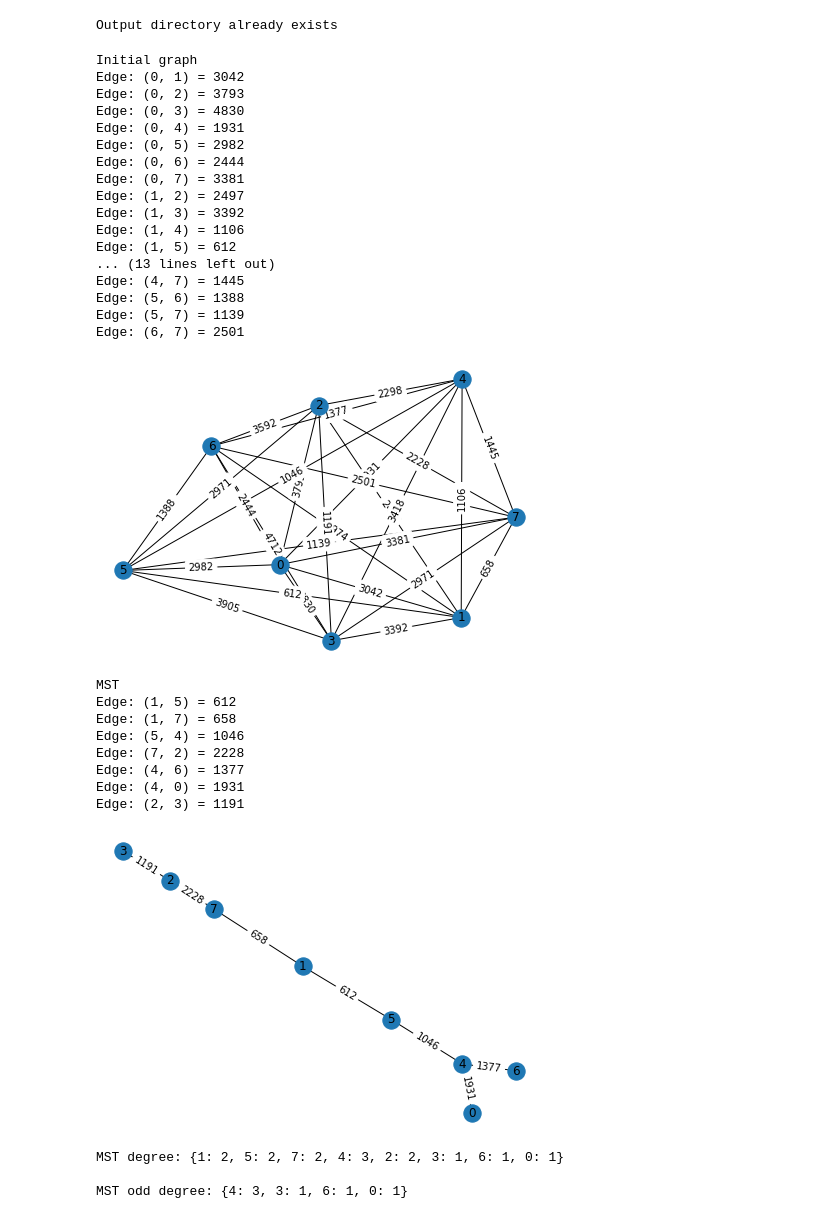
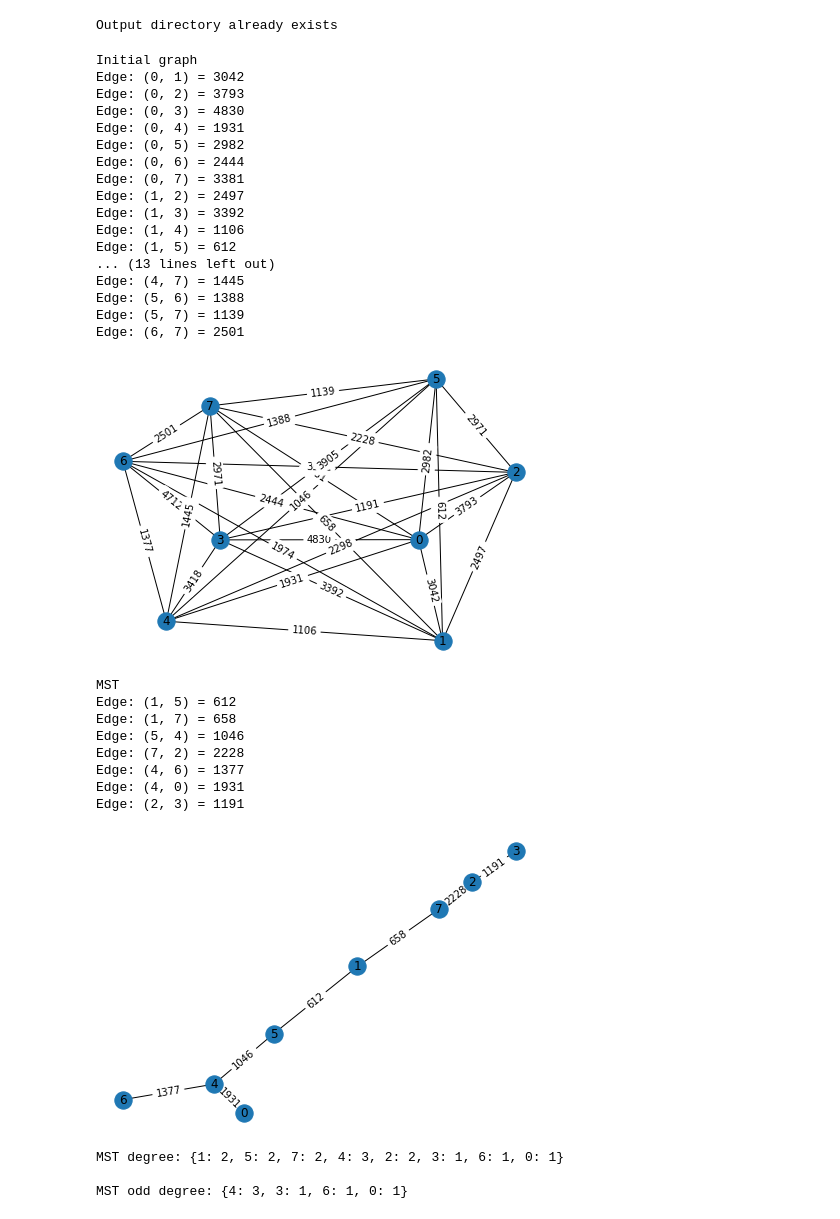
Before and after one commit to juan190199/TravelingSalesmanProblem, a Jupyter notebook: main.ipynb, the cells around one changed output. Saved outputs shown, nothing was run; the diff lists cells and outputs as text; code cells hidden in the pictures.

```diff
--- a/main.ipynb
+++ b/main.ipynb
@@ -118,31 +119,31 @@ else:
 Output directory already exists
 # %%
 # Create graph from distance matrix
-initial_g = utils.create_graph_from_distance_matrix(distance_matrix=dist_matrix)
+initial_g = utils.from_numpy_matrix(dist_matrix)
 
 if debug:
     print("Initial graph")
     utils.print_edges_with_weight(initial_g)
     initial_g.plot_graph(os.path.join(debug_folder, 'graph.png'))
 # %% [output]
 Initial graph
 Edge: (0, 1) = 3042
 Edge: (0, 2) = 3793
 Edge: (0, 3) = 4830
 Edge: (0, 4) = 1931
 Edge: (0, 5) = 2982
 Edge: (0, 6) = 2444
 Edge: (0, 7) = 3381
 Edge: (1, 2) = 2497
 Edge: (1, 3) = 3392
 Edge: (1, 4) = 1106
 Edge: (1, 5) = 612
 ... (13 lines left out)
 Edge: (4, 7) = 1445
 Edge: (5, 6) = 1388
 Edge: (5, 7) = 1139
 Edge: (6, 7) = 2501
-[figure, old version]
+[figure, new version]
 # %%
 # Create MST
 mst_graph = utils.get_mst(initial_g)
@@ -159,7 +160,7 @@ Edge: (7, 2) = 2228
 Edge: (4, 6) = 1377
 Edge: (4, 0) = 1931
 Edge: (2, 3) = 1191
-[figure, old version]
+[figure, new version]
 # %%
 mst_degrees = utils.get_degrees(mst_graph)
 if debug:
```
Also changed, not shown: parts of 12 cells of this notebook.
